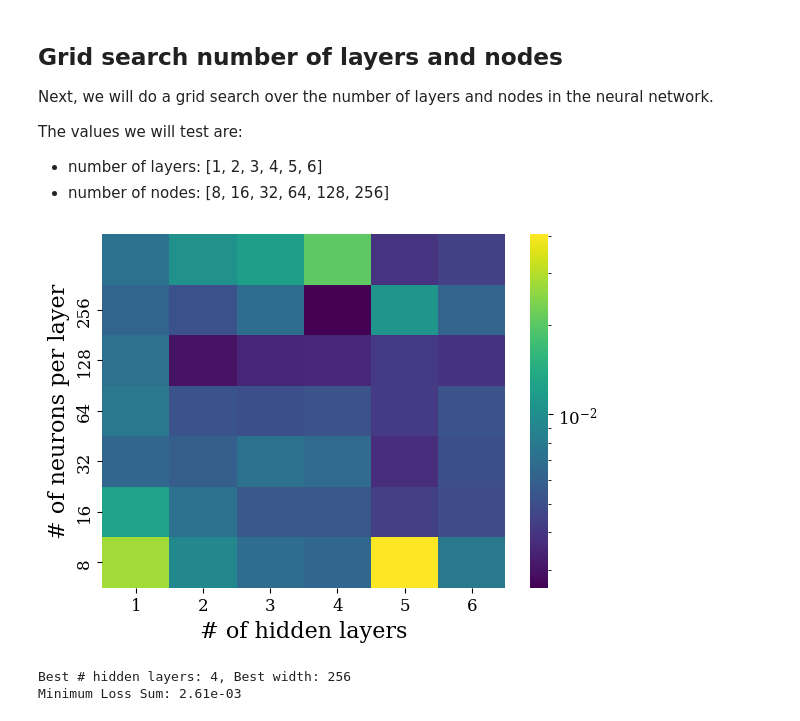
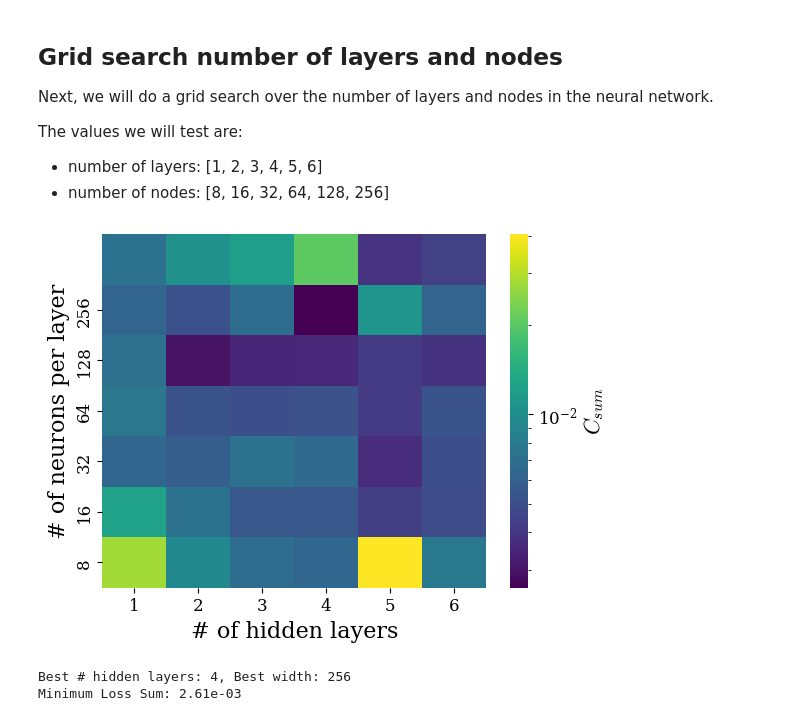
Before and after one commit to fredeco-gh/FYS-STK3155_Project3, a Jupyter notebook: src/param_search.ipynb, the cells around one changed output. Saved outputs shown, nothing was run; the diff lists cells and outputs as text; code cells hidden in the pictures.

```diff
--- a/src/param_search.ipynb
+++ b/src/param_search.ipynb
@@ -431,24 +432,24 @@ if LOAD_FROM_FILE:
 # %%
 # Heatmap of number of layers vs number of nodes
 loss_pde, loss_orthogonality = width_and_layers_result[..., 0].T, width_and_layers_result[..., 1].T
 loss_sum = loss_pde + loss_orthogonality
 ax = sns.heatmap(
     loss_sum,
     # fmt=".4f",
     # annot=True,
     cmap="viridis",
-    cbar_kws={"label": "Loss sum"},
+    cbar_kws={"label": r"$C_{sum}$"},
     xticklabels=hidden_layers_values,
     yticklabels=width_values,
     norm=LogNorm()
 )
 ax.invert_yaxis()
 plt.xlabel("# of hidden layers")
 plt.ylabel("# of neurons per layer")
 plt.savefig("../figs/grid_search_width_and_layers.pdf")
 plt.show()
 # %% [output]
-[figure, old version]
+[figure, new version]
 # %%
 best_indices = np.unravel_index(np.argmin(loss_sum), loss_sum.shape)
 best_hidden_layers = hidden_layers_values[best_indices[1]]
```
Also changed, not shown: parts of 15 cells of this notebook, 12 other files.
